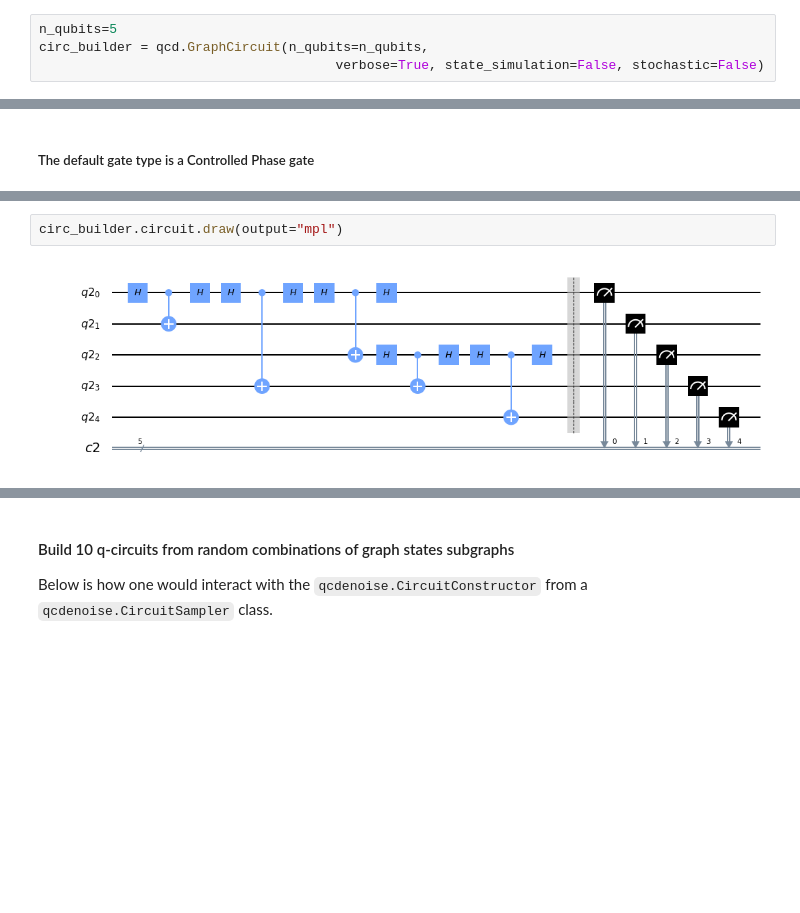
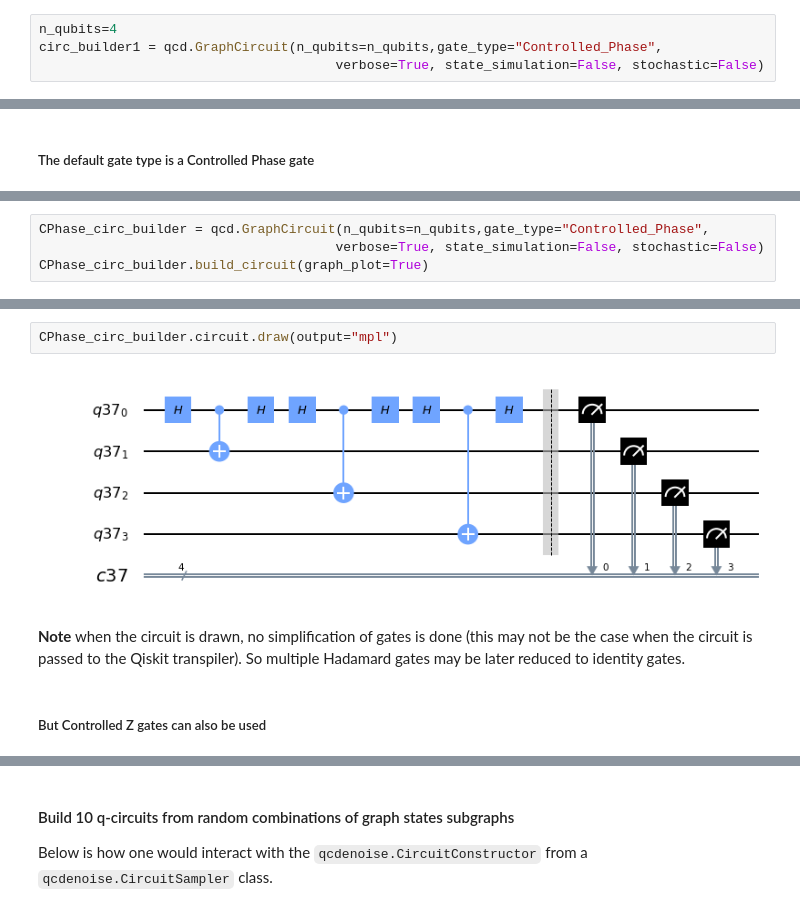
Before and after one commit to nlaanait/qcdenoise, a Jupyter notebook: examples/graph_circuits.ipynb, the cells around one changed output, grey strips where cells are left out. Cells and saved outputs as stored; diff of their text form; blank space fills up the shorter version.

```diff
--- a/examples/graph_circuits.ipynb
+++ b/examples/graph_circuits.ipynb
@@ -23,5 +45,5 @@ graph_db['35']
 # %%
-n_qubits=5
-circ_builder = qcd.GraphCircuit(n_qubits=n_qubits,
+n_qubits=4
+circ_builder1 = qcd.GraphCircuit(n_qubits=n_qubits,gate_type="Controlled_Phase",
                                       verbose=True, state_simulation=False, stochastic=False)
 # %%
@@ -40,0 +178,4 @@ Assigning a Controlled Phase Gate (H-CNOT-H) to Node Edges
+# %%
+CPhase_circ_builder = qcd.GraphCircuit(n_qubits=n_qubits,gate_type="Controlled_Phase",
+                                      verbose=True, state_simulation=False, stochastic=False)
+CPhase_circ_builder.build_circuit(graph_plot=True)
@@ -41,4 +187,8 @@ Assigning a Controlled Phase Gate (H-CNOT-H) to Node Edges
 # %%
-circ_builder.circuit.draw(output="mpl")
+CPhase_circ_builder.circuit.draw(output="mpl")
 # %% [output]
-[figure, old version]
+[figure, new version]
+# %% [markdown]
+**Note** when the circuit is drawn, no simplification of gates is done (this may not be the case when the circuit is passed to the Qiskit transpiler).  So multiple Hadamard gates may be later reduced to identity gates.
+# %% [markdown]
+##### But Controlled Z gates can also be used
```
Also changed, not shown: parts of 32 cells of this notebook, 2 other files.
